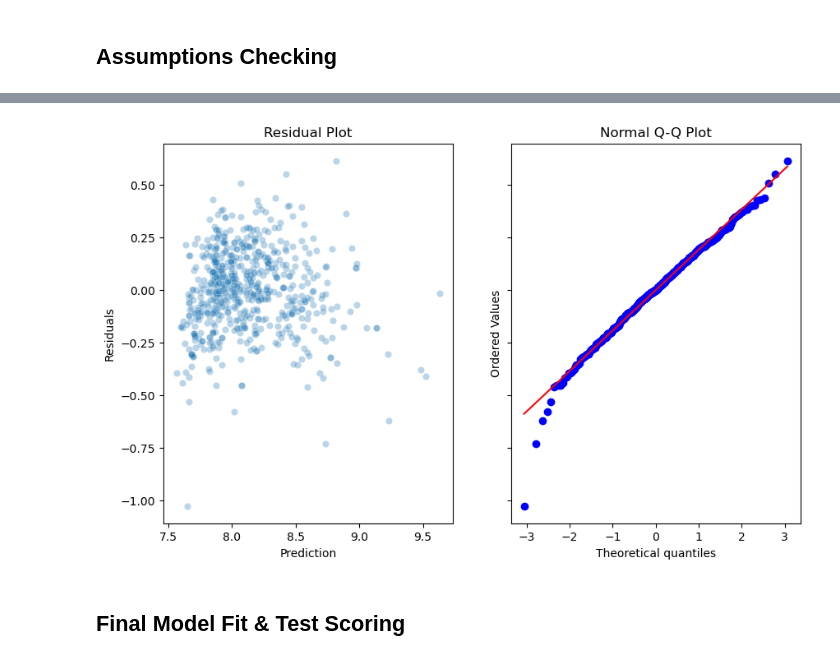
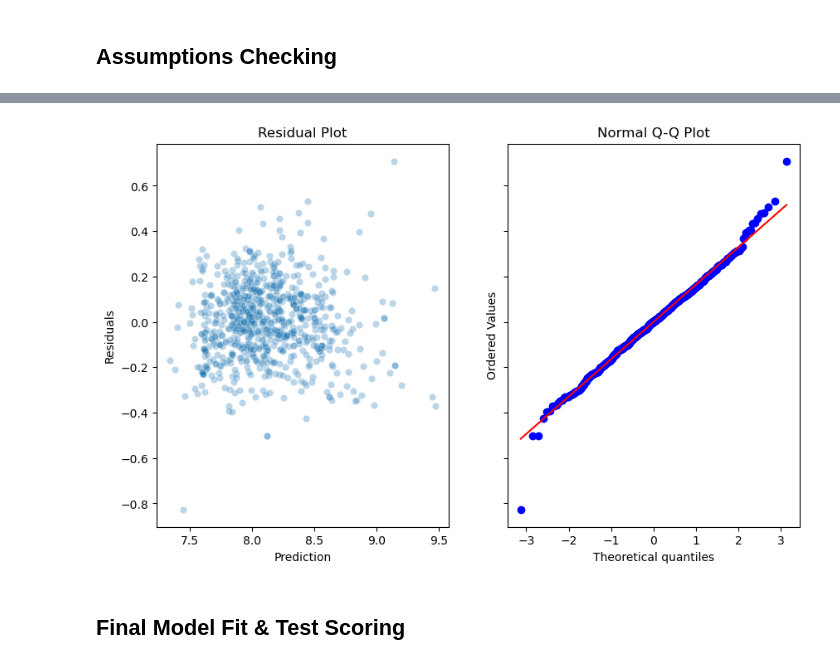
Before and after one commit to dataville/sf_apartment_rental_prices, a Jupyter notebook: ols.ipynb, the cells around one changed output, grey strips where cells are left out. Drawn from its saved outputs; the diff is of its cells as text; code cells hidden in the pictures.

```diff
--- a/ols.ipynb
+++ b/ols.ipynb
@@ -423,4 +445,4 @@ rentals_df.head()
 # %%
-rentals_df.drop(columns=['hood_district', 'parking', 'laundry', 'pets','housing_type'], inplace = True)
+rentals_df.drop(columns=['hood_district'], inplace = True)
 rentals_df.head()
 # %% [output]
@@ -463,20 +486,7 @@ plt.show()
 # %% [markdown]
 ## Data Splitting
 # %%
-def split_data(df, features):
-    from sklearn.model_selection import train_test_split
+X = rentals_df.drop(columns=['price'])
+y = np.log(rentals_df['price'])
 
-    X = sm.add_constant(df[features])
-    y = np.log(df["price"])
-
-    # Test Split
-    X_train, X_test, y_train, y_test = train_test_split(X, y, test_size = 0.2, random_state=42)
-    print(
-        f'Training Set Rows: {X.shape[0]}',
-        f'Test Set Rows: {X_test.shape[0]}'
-    )
-
-    return X_train, X_test, y_train, y_test
+X_train, X_test, y_train, y_test = train_test_split(X, y, test_size=0.2, random_state=42)
-# %%
-features = ['sqft', 'beds', 'bath']
-X_train, X_test, y_train, y_test = split_data(rentals_df, features)
@@ -534,0 +655,5 @@ MSE: 787155.629 +- 306024.704
+# %%
+features = ['sqft', 'beds', 'bath', 'laundry_not_in_unit', 'parking_(b) protected','parking_(c) off-street', 'parking_(d) no parking', 'district_zone_fidi_soma', 'district_zone_marina','district_zone_north_beach', 'district_zone_southwest','district_zone_west']
+m4 = cv_evaluate(X_train, y_train, features, 'M4_district')
+print(m4.summary())
+residual_analysis_plots(m4)
@@ -562,8 +781,8 @@ Notes:
 strong multicollinearity or other numerical problems.
 # %%
-residual_analysis_plots(model)
+residual_analysis_plots(m4)
 # %% [output]
-[figure, old version]
+[figure, new version]
 # %% [markdown]
 ## Final Model Fit & Test Scoring
 # %%
```
Also changed, not shown: parts of 69 cells of this notebook.
